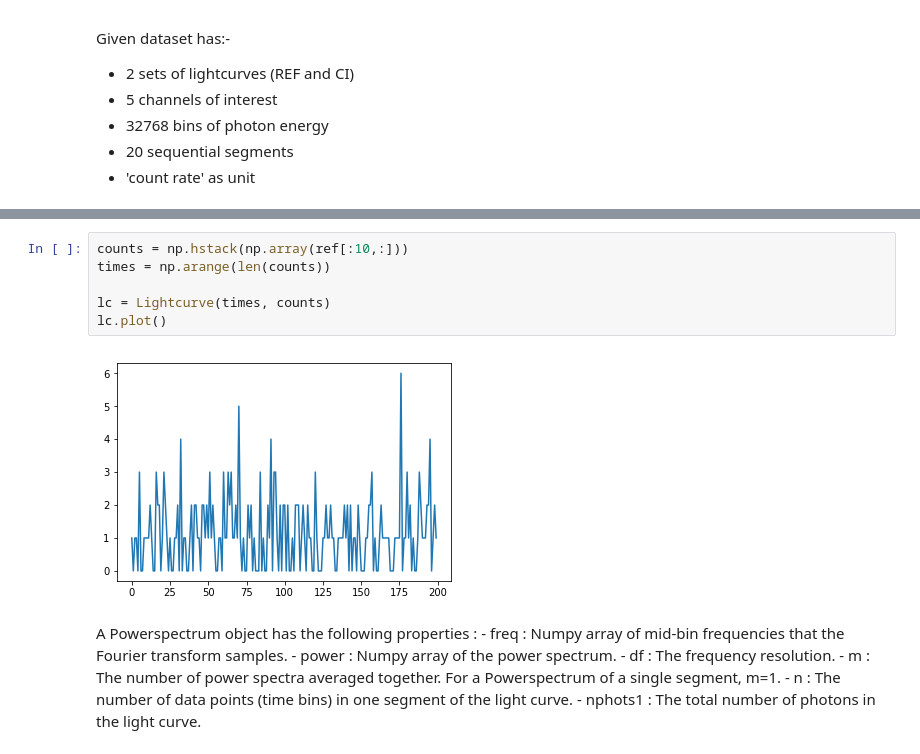
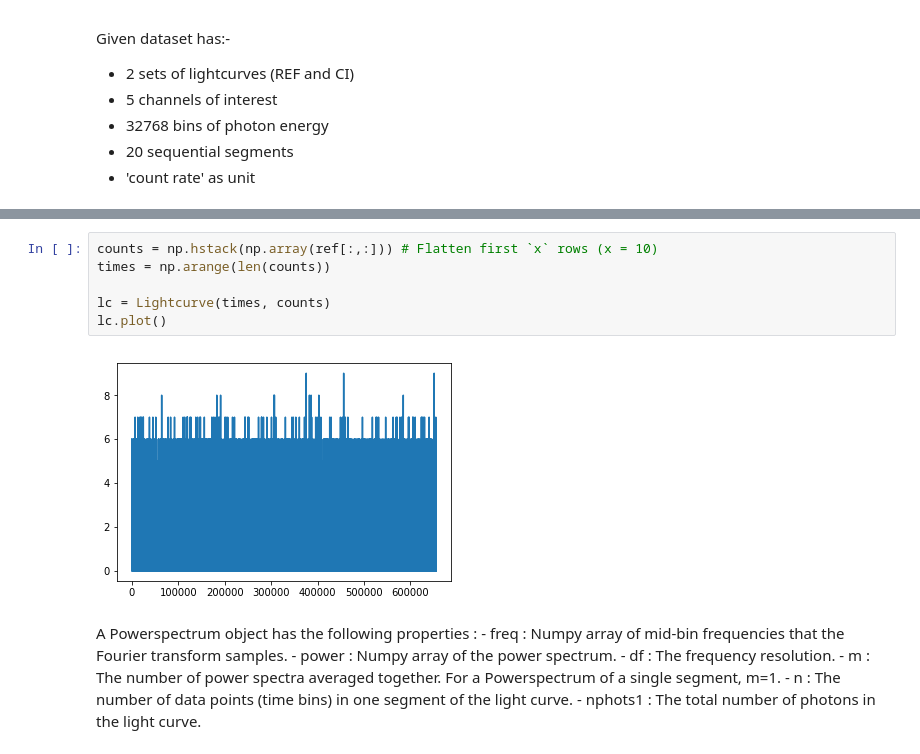
Before and after one commit to swapsha96/gsoc-learning, a Jupyter notebook: week0/Playing with kHz QPO.ipynb, the cells around one changed output, grey strips where cells are left out. Drawn from its saved outputs; the diff is of its cells as text.

```diff
--- a/week0/Playing with kHz QPO.ipynb
+++ b/week0/Playing with kHz QPO.ipynb
@@ -82,13 +82,13 @@ print(ref[0])
 Length = 32768 rows
 [1. 0. 1. 1. 0. 3. 0. 0. 1. 1. 1. 1. 2. 1. 0. 0. 3. 2. 2. 0.]
 # %%
-counts = np.hstack(np.array(ref[:10,:]))
+counts = np.hstack(np.array(ref[:,:])) # Flatten first `x` rows (x = 10)
 times = np.arange(len(counts))
 
 lc = Lightcurve(times, counts)
 lc.plot()
 # %% [output]
-[figure, old version]
+[figure, new version]
 # %% [markdown]
 A Powerspectrum object has the following properties :
     -  freq : Numpy array of mid-bin frequencies that the Fourier transform samples.
```
Also changed, not shown: parts of 3 cells of this notebook.
